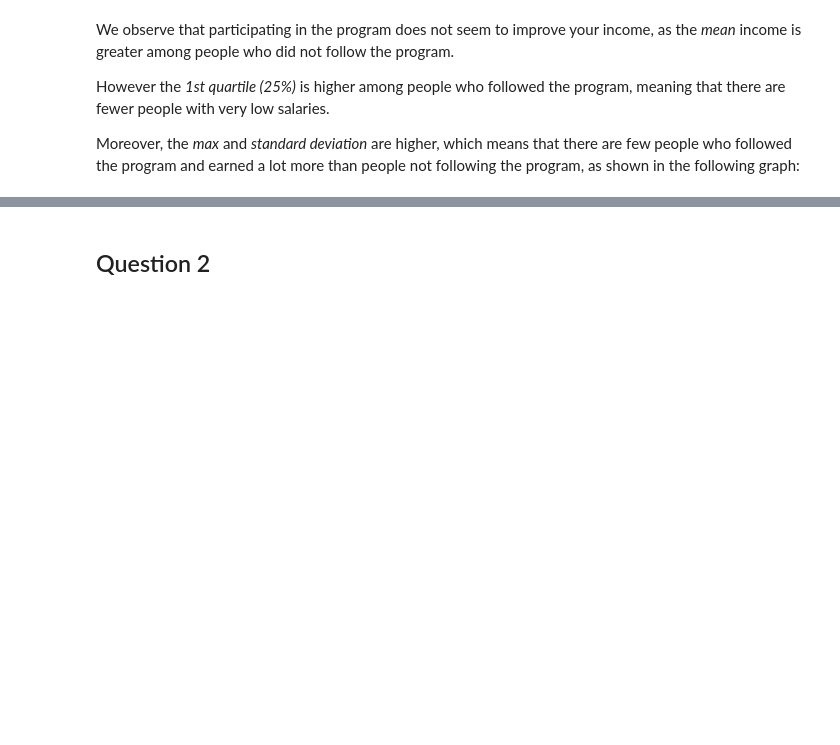
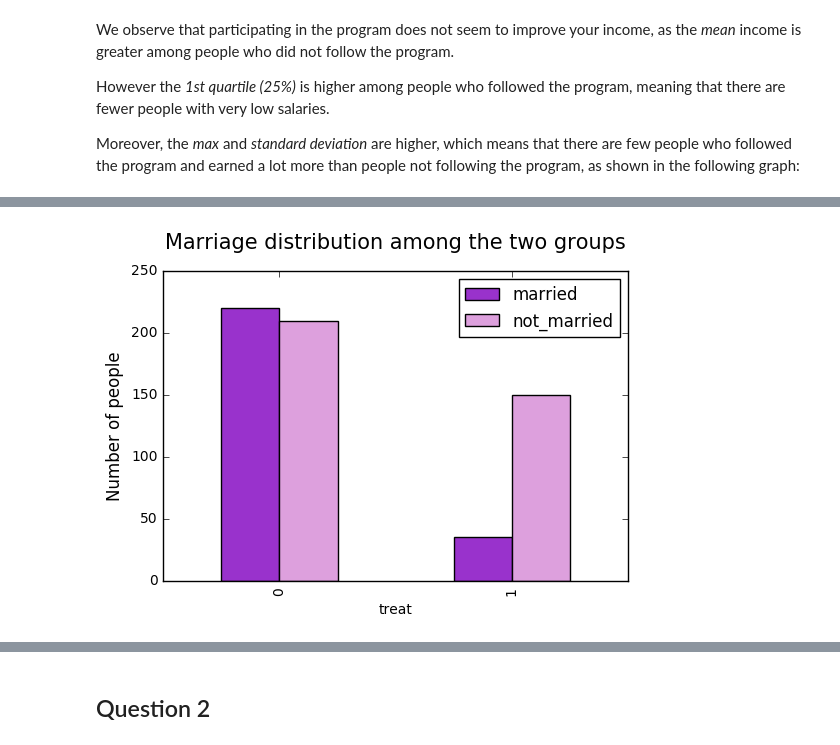
Before and after one commit to Redouane-Elghazi/ADA_ENPantouFLeS, a Jupyter notebook: HW4/hw4.ipynb, the cells around one changed output, grey strips where cells are left out. Saved outputs shown, nothing was run; the diff lists cells and outputs as text; code cells hidden in the pictures; blank space fills up the shorter version.

```diff
--- a/HW4/hw4.ipynb
+++ b/HW4/hw4.ipynb
@@ -82,0 +171,11 @@ A naive researcher might conclude that, depite a few particular cases of great s
+# %%
+db['not_married'] = 1-db['married']
+
+db_married = db.groupby(db['treat'])[['married','not_married']].sum()
+
+ax = db_married.plot.bar(color=['darkorchid','plum'])
+plt.title('Marriage distribution among the two groups',fontsize=15,y=1.05)
+plt.ylabel('Number of people',fontsize=12)
+plt.show()
+# %% [output]
+[figure, added]
```
Also changed, not shown: parts of 16 cells of this notebook.
